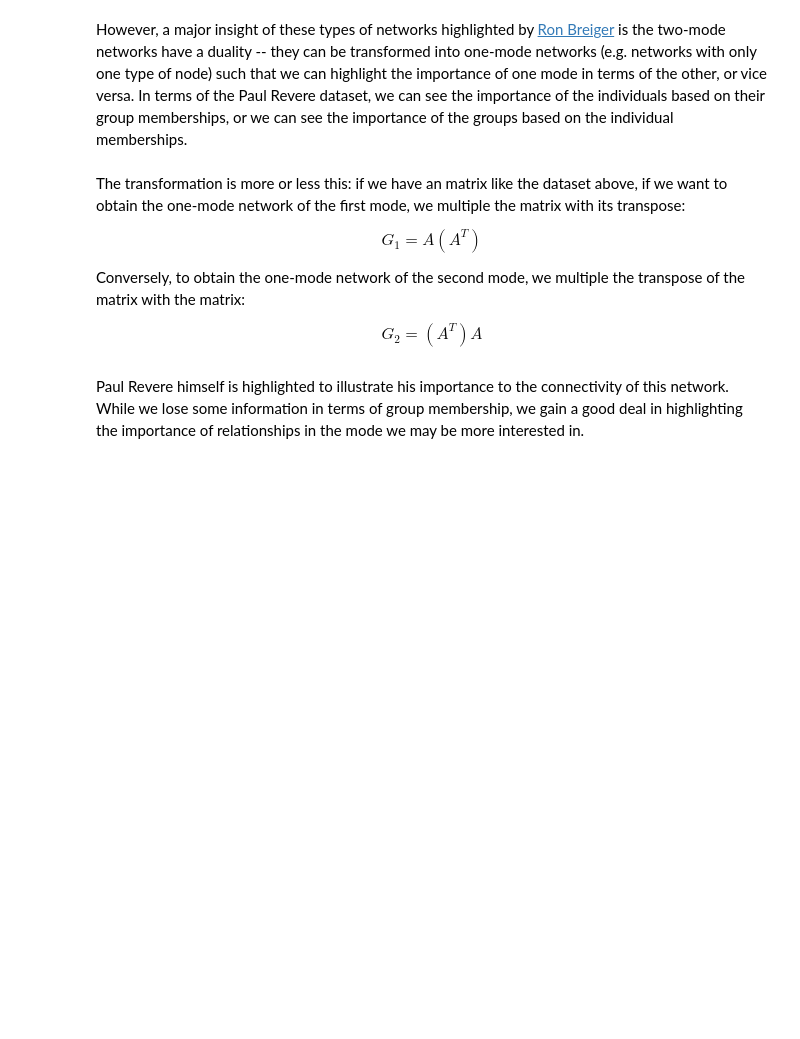
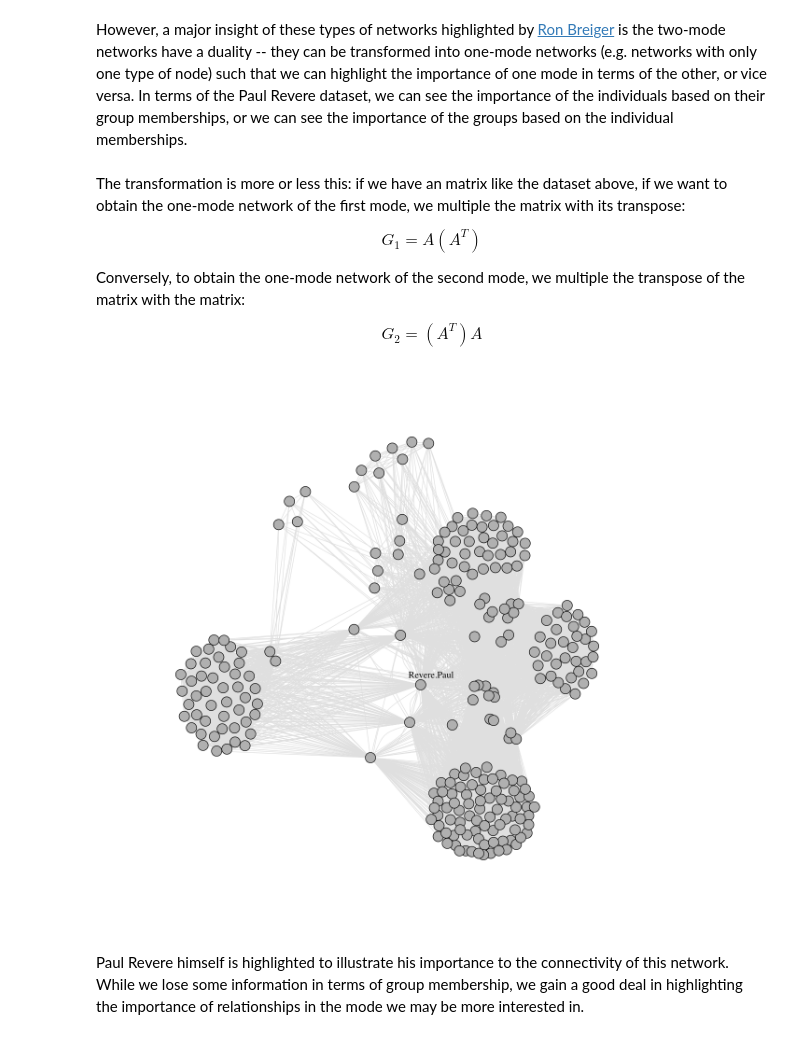
Before and after one commit to alexhanna/zurich-sna, a Jupyter notebook: Introduction to Social Network Analysis.ipynb, the cells around one changed output. Drawn from its saved outputs; the diff is of its cells as text; code cells hidden in the pictures; blank space fills up the shorter version.

```diff
--- a/Introduction to Social Network Analysis.ipynb
+++ b/Introduction to Social Network Analysis.ipynb
@@ -139,12 +153,7 @@ So far we've only discussed networks in which there's a node of a particular typ
 Two-mode network analysis is most common in the case of individuals and groups, or individuals and events. Take this example from Kieran Healy and [using metadata to identify Paul Revere](https://kieranhealy.org/blog/archives/2013/06/09/using-metadata-to-find-paul-revere). The data here is a matrix which has on its rows individuals and on its columns whether or not the person was a member of a particular organization.
 # %%
 ## if you have downloaded the repository
-#data.revere <- as.matrix(read.csv("data/PaulRevereAppD.csv",row.names=1))
+data.revere <- read.csv("data/PaulRevereAppD.csv", row.names = 1)
 
-install.packages("RCurl")
-library(RCurl)
-
-data.revere <- getURL("https://raw.githubusercontent.com/alexhanna/zurich-sna/master/data/PaulRevereAppD.csv?token=AAwvDYpalfRS-CrL0aiZUSvqgcUIPzIwks5bRNIKwA%3D%3D", ssl.verifypeer = FALSE)
-data.revere <- as.matrix(read.csv(textConnection(data.revere), row.names = 1))
 ## show the first six rows
 head(data.revere)
@@ -171,17 +190,22 @@ Conversely, to obtain the one-mode network of the second mode, we multiple the t
 
 $$ G_2 = (A^T) A $$
 # %%
+data.revere <- as.matrix(data.revere) ## only matrices can be transposed
+
 person.net <- data.revere %*% t(data.revere)
 diag(person.net) <- NA
 revere.person.g <- graph.adjacency(person.net,mode="undirected", weighted=NULL, diag=FALSE)
 # %%
+options(repr.plot.width = 10, repr.plot.height = 10)
 plot(revere.person.g,
      vertex.color = "grey",
      vertex.size = 5,
      vertex.label = ifelse(V(revere.person.g)$name == "Revere.Paul", V(revere.person.g)$name, ""),
      vertex.label.dist = 1,
      edge.color = "grey90",
      vertex.label.color = "black")
+# %% [output]
+[figure, added]
 # %% [markdown]
 Paul Revere himself is highlighted to illustrate his importance to the connectivity of this network. While we lose some information in terms of group membership, we gain a good deal in highlighting the importance of relationships in the mode we may be more interested in.
 # %% [markdown]
```
Also changed, not shown: parts of 16 cells of this notebook.
